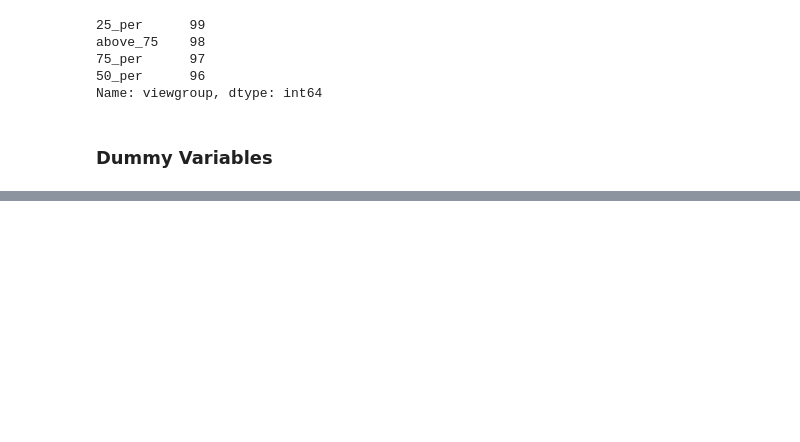
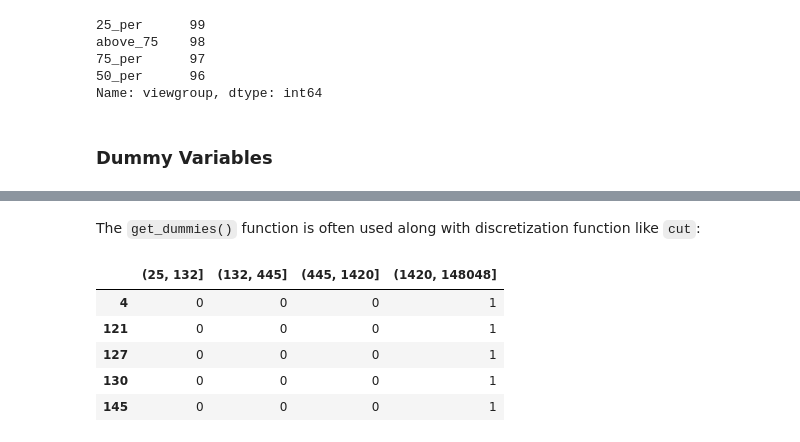
Before and after one commit to onlyphantom/WebAnalytics, a Jupyter notebook: lecture3.ipynb, the cells around one changed output, grey strips where cells are left out. Drawn from its saved outputs; the diff is of its cells as text; code cells hidden in the pictures; blank space fills up the shorter version.

```diff
--- a/lecture3.ipynb
+++ b/lecture3.ipynb
@@ -548,0 +569,13 @@ Name: viewgroup, dtype: int64
+# %% [markdown]
+The `get_dummies()` function is often used along with discretization function like `cut`:
+# %%
+bins = [25, 132, 445, 1420, 148048]
+dum = pd.get_dummies(pd.cut(hybren['viewcount'], bins))
+dum.head()
+# %% [output]
+|  | (25, 132] | (132, 445] | (445, 1420] | (1420, 148048] |
+| 4 | 0 | 0 | 0 | 1 |
+| 121 | 0 | 0 | 0 | 1 |
+| 127 | 0 | 0 | 0 | 1 |
+| 130 | 0 | 0 | 0 | 1 |
+| 145 | 0 | 0 | 0 | 1 |
```
Also changed, not shown: parts of 7 cells of this notebook.
